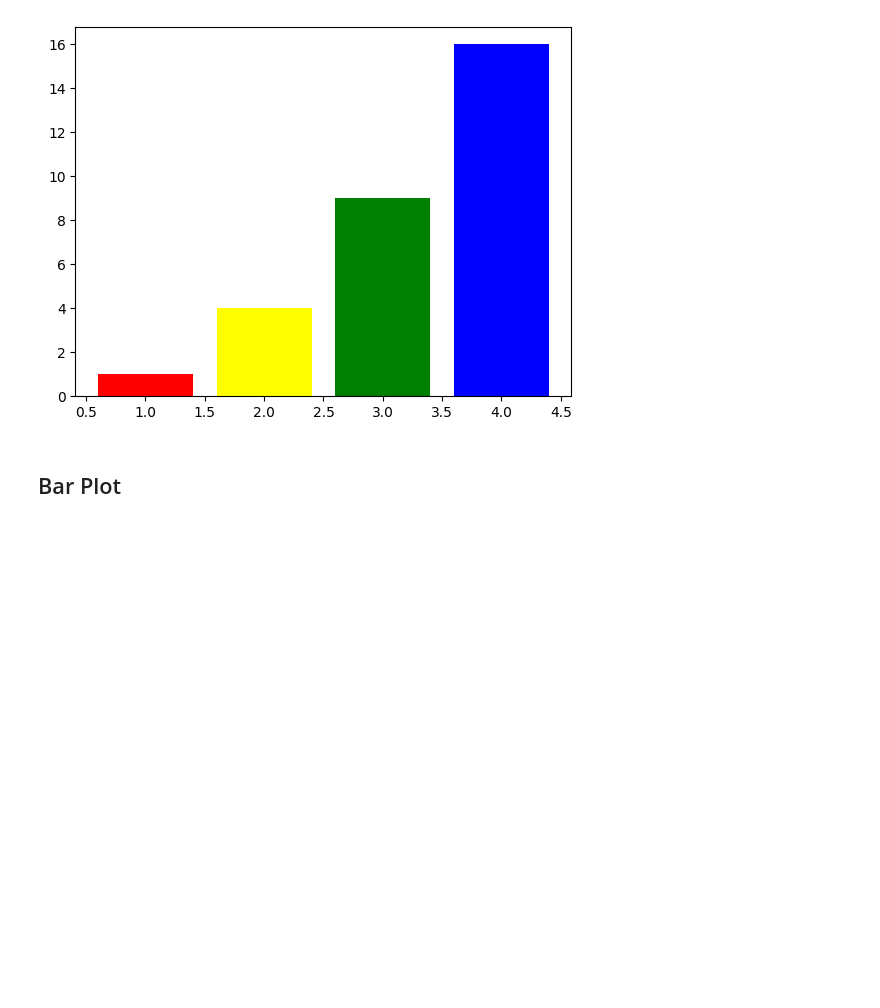
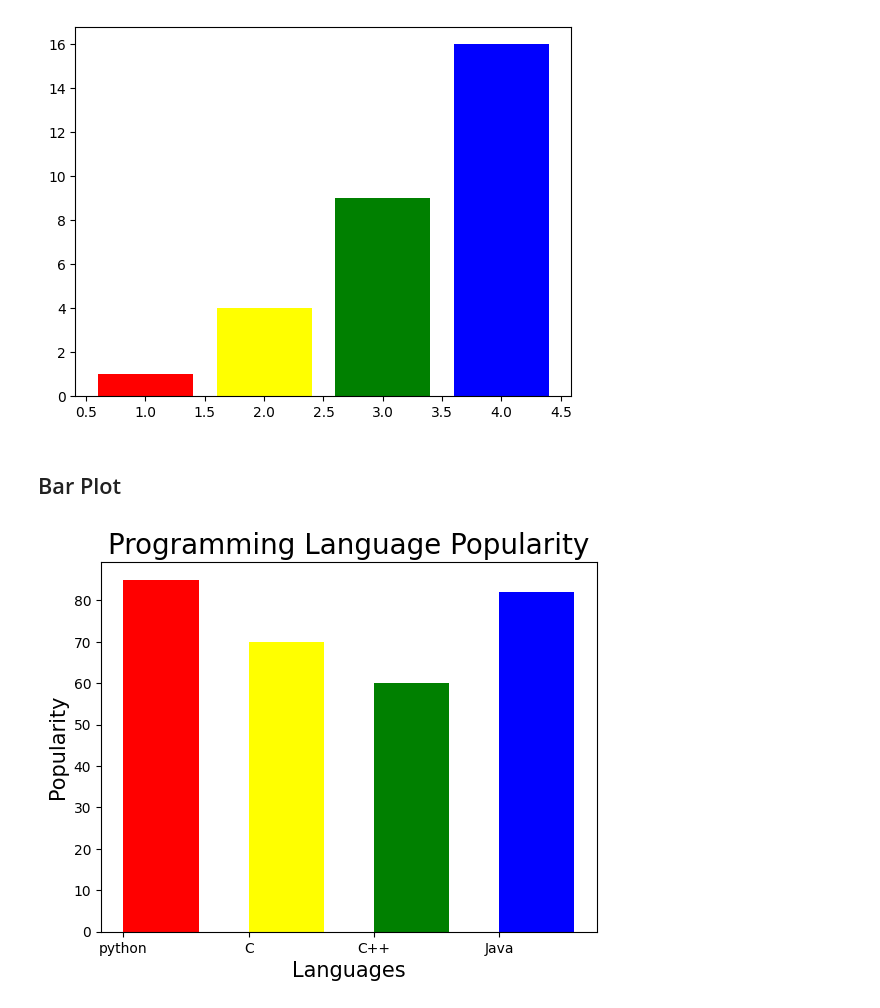
Before and after one commit to Musawer-Afzal/AI-Engineering, a Jupyter notebook: Matplotlib/matplotlib.ipynb, the cells around one changed output. Cells and saved outputs as stored; diff of their text form; code cells hidden in the pictures; blank space fills up the shorter version.

Commit message:
align in bar plot

```diff
--- a/Matplotlib/matplotlib.ipynb
+++ b/Matplotlib/matplotlib.ipynb
@@ -41,3 +41,15 @@ plt.show()
 [figure]
 # %% [markdown]
 ## Bar Plot
+# %%
+x = ["python", "C", "C++", "Java"]
+y = [85, 70, 60, 82]
+plt.xlabel("Languages", fontsize = 15)
+plt.ylabel("Popularity", fontsize = 15)
+plt.title("Programming Language Popularity",fontsize = 20)
+c = ["red", "yellow", "green", "blue"]
+# plt.bar(x, y, width = 0.6, color = c, align = "edge")  # We can use align to change the position of the values under the bar
+plt.bar(x, y, width = 0.6, color = c)
+plt.show()
+# %% [output]
+[figure, added]
```
